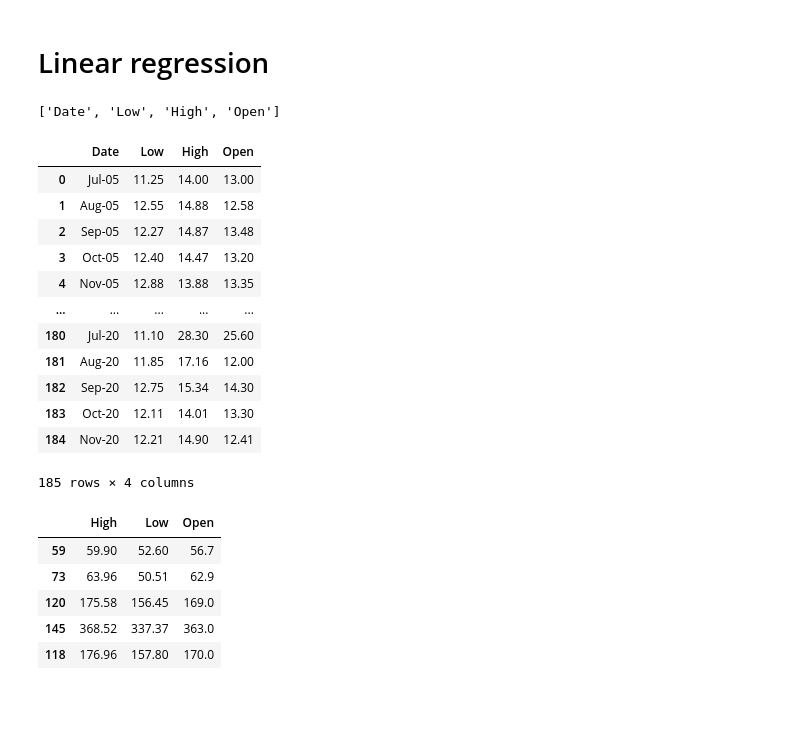
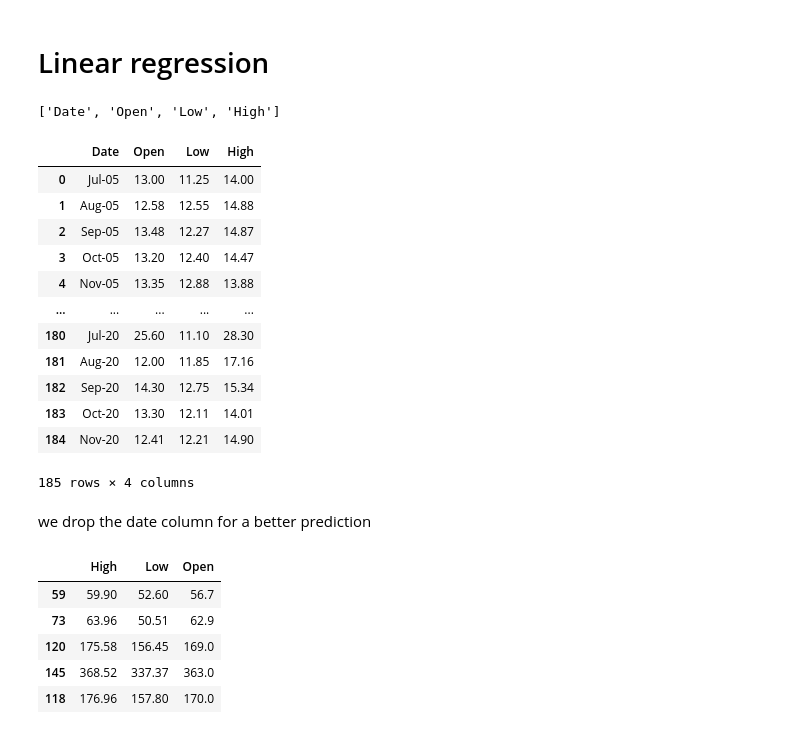
Before and after one commit to Biswajeet1995/Yes-Bank-stock-prediction, a Jupyter notebook: Copy_of_capstone_project_(Yes_Bank).ipynb, the cells around one changed output. Saved outputs shown, nothing was run; the diff lists cells and outputs as text; code cells hidden in the pictures; blank space fills up the shorter version.

```diff
--- a/Copy_of_capstone_project_(Yes_Bank).ipynb
+++ b/Copy_of_capstone_project_(Yes_Bank).ipynb
@@ -197,13 +197,13 @@ error_df=pd.DataFrame()
 # %% [markdown]
 # Linear regression
 # %%
-dependent_variable = 'Close'
+dep_var = 'Close'
 # %%
 # Create a list of independent variables
-independent_variables = list(set(df.columns.tolist()) - {dependent_variable})
+indep_var = list(set(df.columns.tolist()) - {dep_var})
-# %%
-independent_variables
-# %% [output]
-['Date', 'Low', 'High', 'Open']
+# %%
+indep_var
+# %% [output]
+['Date', 'Open', 'Low', 'High']
 # %%
 # Create the data of independent variables
@@ -214,19 +214,21 @@ y = df[dependent_variable].values
 # %%
-df[independent_variables]
+df[indep_var]
 # %% [output]
-|  | Date | Low | High | Open |
-| 0 | Jul-05 | 11.25 | 14.00 | 13.00 |
-| 1 | Aug-05 | 12.55 | 14.88 | 12.58 |
-| 2 | Sep-05 | 12.27 | 14.87 | 13.48 |
-| 3 | Oct-05 | 12.40 | 14.47 | 13.20 |
-| 4 | Nov-05 | 12.88 | 13.88 | 13.35 |
+|  | Date | Open | Low | High |
+| 0 | Jul-05 | 13.00 | 11.25 | 14.00 |
+| 1 | Aug-05 | 12.58 | 12.55 | 14.88 |
+| 2 | Sep-05 | 13.48 | 12.27 | 14.87 |
+| 3 | Oct-05 | 13.20 | 12.40 | 14.47 |
+| 4 | Nov-05 | 13.35 | 12.88 | 13.88 |
 | ... | ... | ... | ... | ... |
-| 180 | Jul-20 | 11.10 | 28.30 | 25.60 |
-| 181 | Aug-20 | 11.85 | 17.16 | 12.00 |
-| 182 | Sep-20 | 12.75 | 15.34 | 14.30 |
-| 183 | Oct-20 | 12.11 | 14.01 | 13.30 |
-| 184 | Nov-20 | 12.21 | 14.90 | 12.41 |
+| 180 | Jul-20 | 25.60 | 11.10 | 28.30 |
+| 181 | Aug-20 | 12.00 | 11.85 | 17.16 |
+| 182 | Sep-20 | 14.30 | 12.75 | 15.34 |
+| 183 | Oct-20 | 13.30 | 12.11 | 14.01 |
+| 184 | Nov-20 | 12.41 | 12.21 | 14.90 |
 185 rows × 4 columns
+# %% [markdown]
+we drop the date column for a better prediction
 # %%
 indep_var=df[['High','Low','Open']]
 dep_var=df['Close']
```
Also changed, not shown: parts of 11 cells of this notebook.
